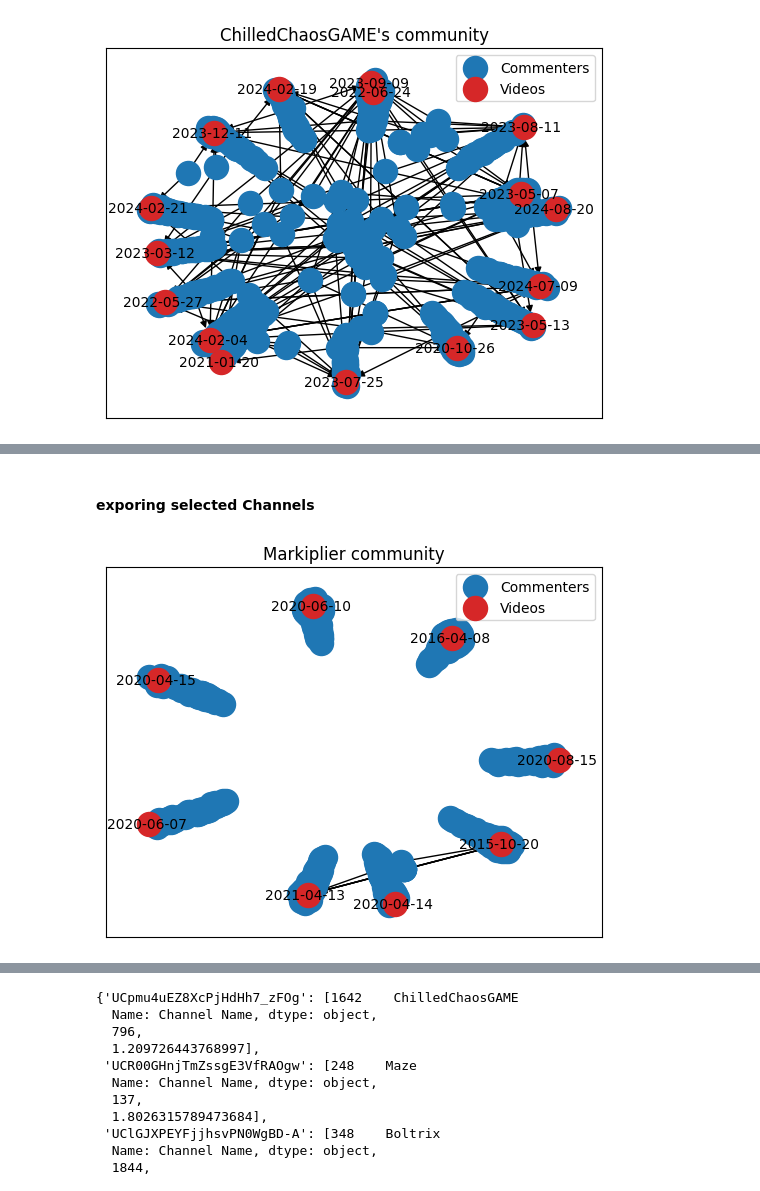
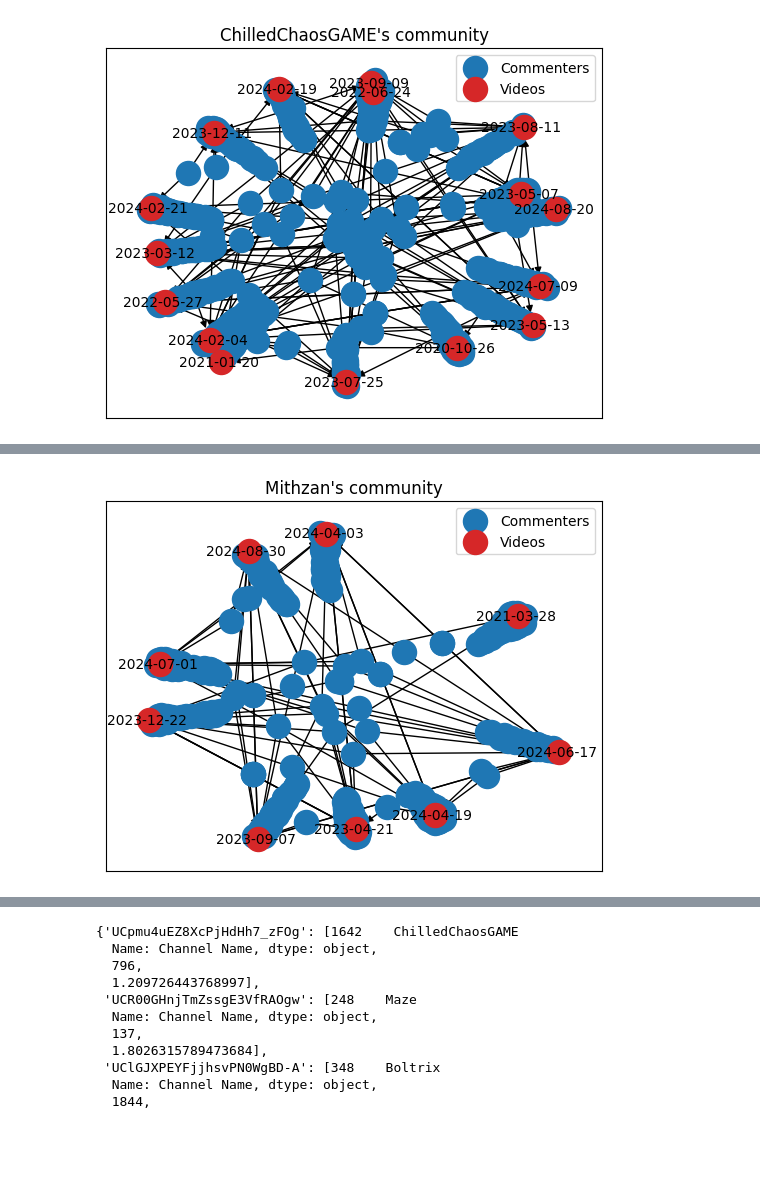
Before and after one commit to bluecoder777/Game-Promotion-Analysis, a Jupyter notebook: YTvideoCommunity.ipynb, the cells around one changed output, grey strips where cells are left out. Drawn from its saved outputs; the diff is of its cells as text; code cells hidden in the pictures; blank space fills up the shorter version.

Commit message:
Graphs and Comments uploaded for Steam and Youtube Community Code

```diff
--- a/YTvideoCommunity.ipynb
+++ b/YTvideoCommunity.ipynb
@@ -101,9 +108,7 @@ SimpleNxGraph(comments, 'UCyKgvo9mQXftAVor2G7_DrQ', "Gawbe's community")
-# %% [markdown]
-#### exporing selected Channels
 # %%
 #UC7_YxT-KID8kRbqZo7MyscQ
-SimpleNxGraph(comments, 'UC7_YxT-KID8kRbqZo7MyscQ', "Markiplier community")
+SimpleNxGraph(comments, 'UCKajXDl2vPA3qUoJvBlfFaw', "Mithzan's community")
 # %% [output]
-[figure, old version]
+[figure, new version]
 # %%
 #UCS5Oz6CHmeoF7vSad0qqXfw
```
Also changed, not shown: parts of 21 cells of this notebook, 2 other files.
